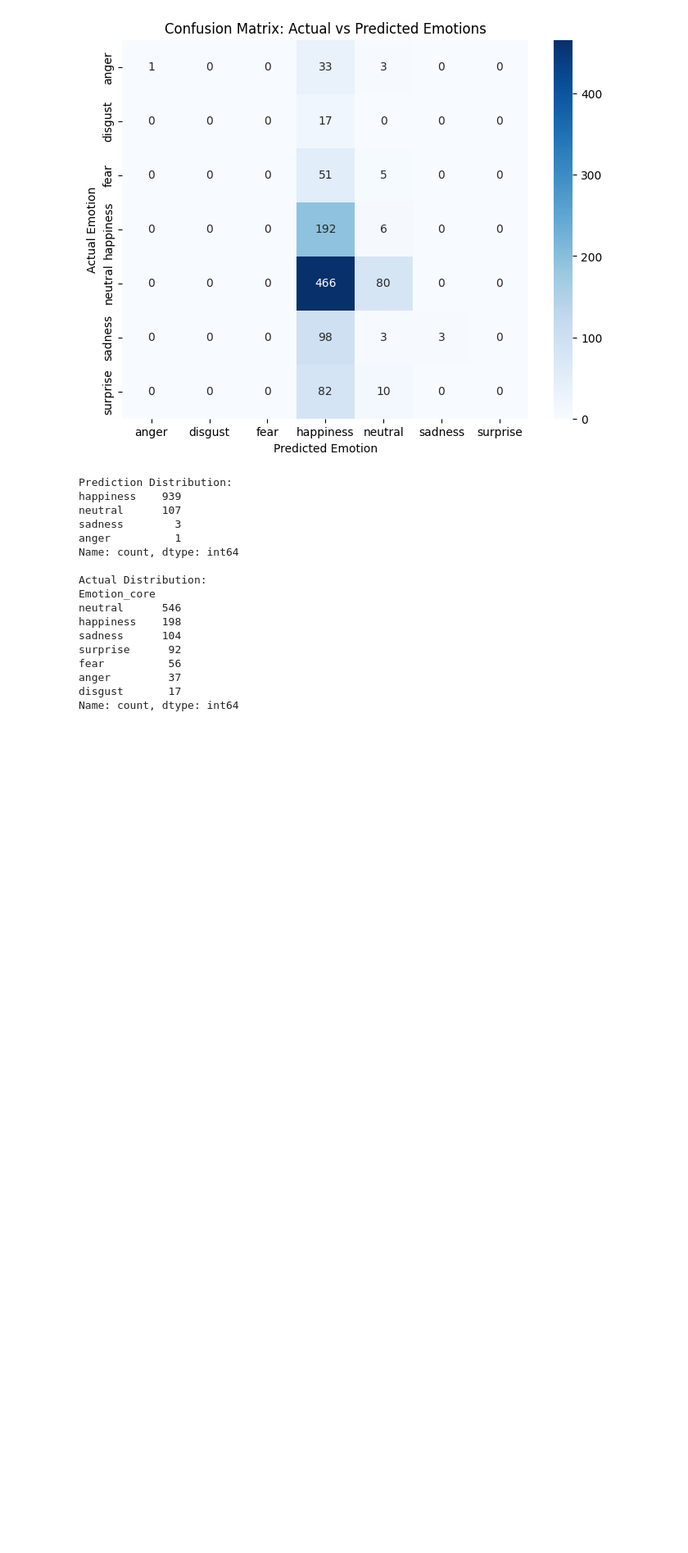
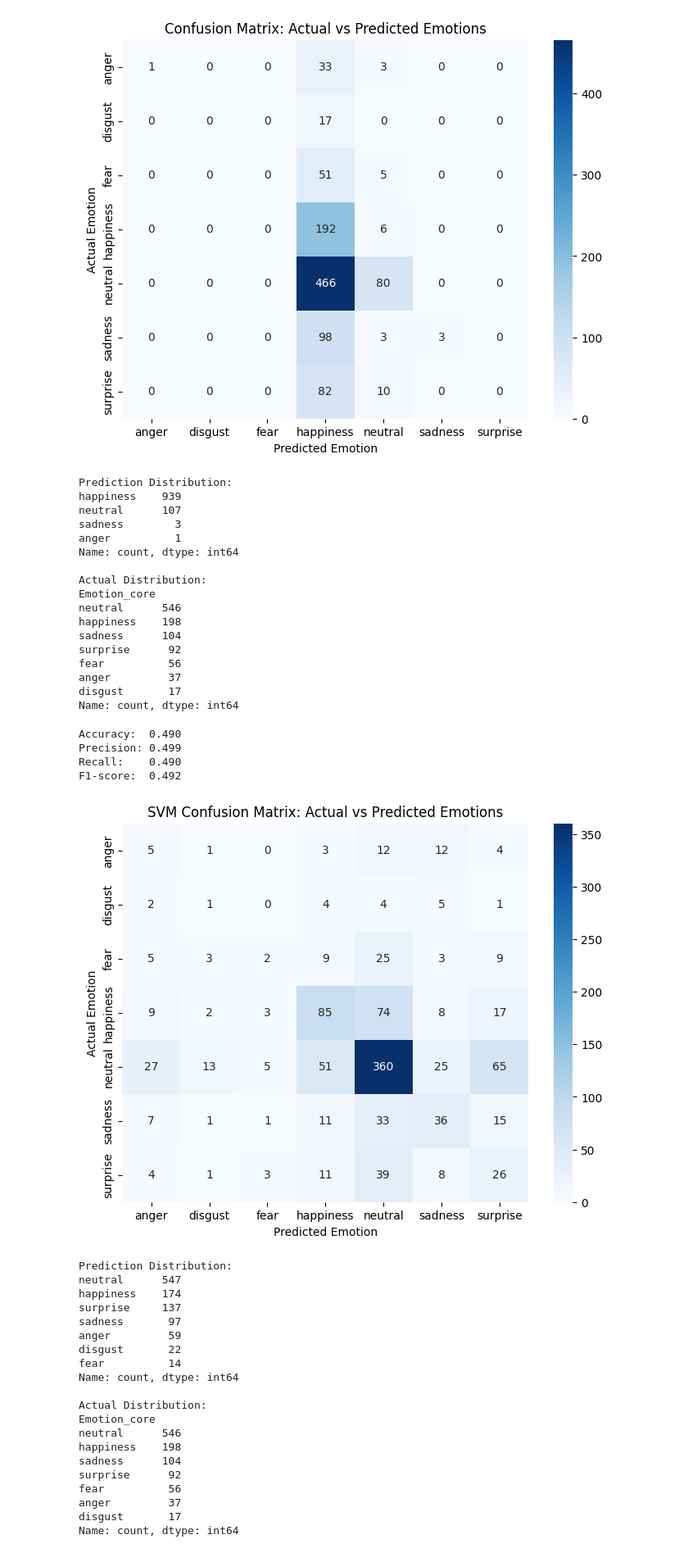
Before and after one commit to koen18138/NLP_emotion_detection, a Jupyter notebook: nlp_cia/task 6/naive.ipynb, the cells around one changed output. Shown: that part at 82% size. Saved outputs shown, nothing was run; the diff lists cells and outputs as text; code cells hidden in the pictures; blank space fills up the shorter version.

```diff
--- a/nlp_cia/task 6/naive.ipynb
+++ b/nlp_cia/task 6/naive.ipynb
@@ -138,3 +157,77 @@ fear          56
 anger         37
 disgust       17
 Name: count, dtype: int64
+# %%
+# Train on df_train
+vectorizer = TfidfVectorizer(
+    max_features=7000,        # Keep top N most frequent words
+    ngram_range=(1, 2),       # (1,1) = unigrams, (1,2) = uni+bigrams
+    min_df=2,                 # Ignore words appearing in < 2 documents
+    max_df=0.95,              # Ignore words appearing in > 95% of docs
+    sublinear_tf=True,        # Apply log scaling to term frequency
+    use_idf=True,             # Use inverse document frequency
+    norm='l2'                 # Normalize vectors to unit length
+)
+X_train_tfidf = vectorizer.fit_transform(df_train['Sentence'])
+model = LinearSVC(class_weight='balanced', max_iter=2000).fit(X_train_tfidf, df_train['Emotion_core'])
+
+# Test on df_test
+X_test_tfidf = vectorizer.transform(df_test['Sentence'])
+predictions = model.predict(X_test_tfidf)
+
+# Calculate metrics
+accuracy = accuracy_score(df_test['Emotion_core'], predictions)
+precision = precision_score(df_test['Emotion_core'], predictions, average='weighted')
+recall = recall_score(df_test['Emotion_core'], predictions, average='weighted')
+f1 = f1_score(df_test['Emotion_core'], predictions, average='weighted')
+
+print(f"Accuracy:  {accuracy:.3f}")
+print(f"Precision: {precision:.3f}")
+print(f"Recall:    {recall:.3f}")
+print(f"F1-score:  {f1:.3f}")
+# %% [output]
+Accuracy:  0.490
+Precision: 0.499
+Recall:    0.490
+F1-score:  0.492
+# %%
+# Create confusion matrix
+cm = confusion_matrix(df_test['Emotion_core'], predictions)
+emotions = sorted(df_test['Emotion_core'].unique())
+
+# Visualize
+plt.figure(figsize=(8, 6))
+sns.heatmap(cm, annot=True, fmt='d', cmap='Blues',
+            xticklabels=emotions, yticklabels=emotions)
+plt.title('SVM Confusion Matrix: Actual vs Predicted Emotions')
+plt.ylabel('Actual Emotion')
+plt.xlabel('Predicted Emotion')
+plt.show()
+
+# Show prediction distribution
+print("\nPrediction Distribution:")
+print(pd.Series(predictions).value_counts())
+print("\nActual Distribution:")
+print(df_test['Emotion_core'].value_counts())
+# %% [output]
+[figure, added]
+Prediction Distribution:
+neutral      547
+happiness    174
+surprise     137
+sadness       97
+anger         59
+disgust       22
+fear          14
+Name: count, dtype: int64
+
+Actual Distribution:
+Emotion_core
+neutral      546
+happiness    198
+sadness      104
+surprise      92
+fear          56
+anger         37
+disgust       17
+Name: count, dtype: int64
```
Also changed, not shown: parts of 11 cells of this notebook, 4 other files.
